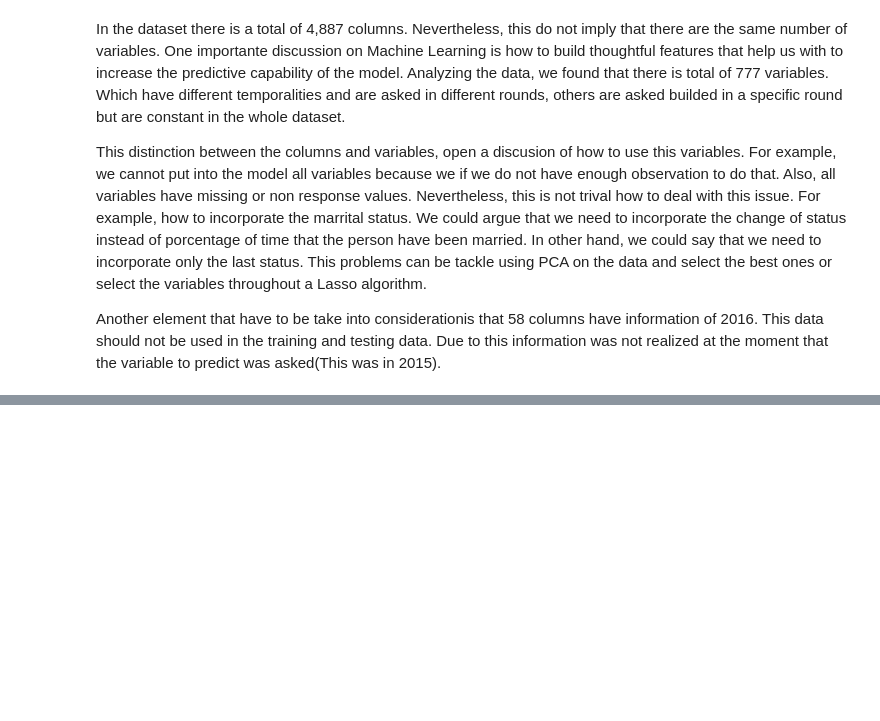
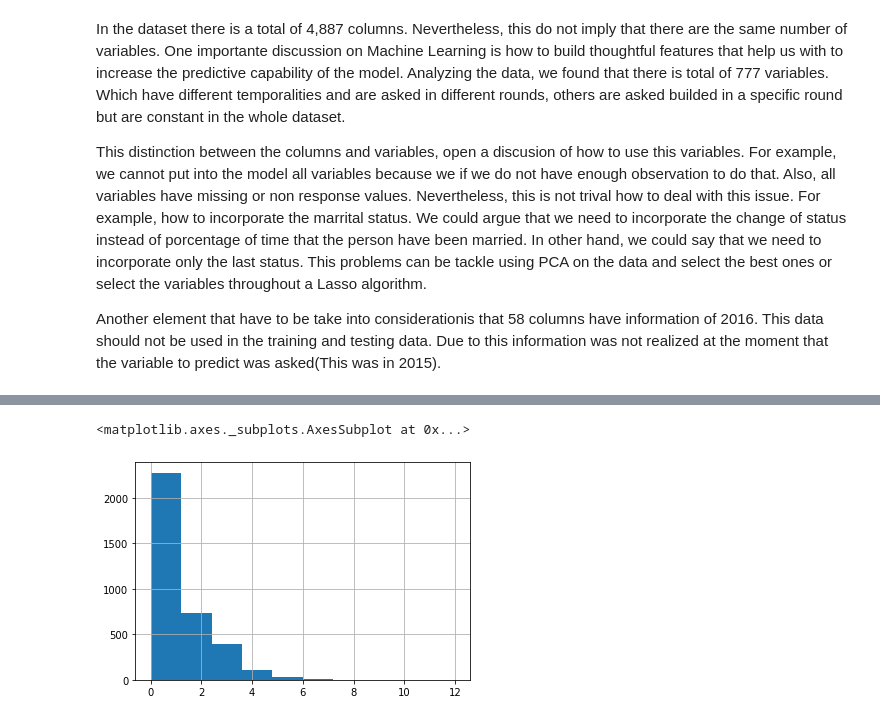
Before and after one commit to lucasmation/MLapp-yhat-challenge, a Jupyter notebook: Part1.ipynb, the cells around one changed output, grey strips where cells are left out. Cells and saved outputs as stored; diff of their text form; code cells hidden in the pictures; blank space fills up the shorter version.

Commit message:
Create aditional variables
#1  I have created income, marriage status, labor hours worked, and if the person have cronical conditions.

```diff
--- a/Part1.ipynb
+++ b/Part1.ipynb
@@ -170,0 +386,10 @@ Another element that have to be take into considerationis that 58 columns have i
+# %%
+data_kids_hh = data[(data['status of respond']=='Responded')]
+data_kids_hh = data_kids_hh[['diag.id','U0014800']]
+data_kids_hh['U0014800'] = np.where(data_kids_hh['U0014800']==-4,0,data_kids_hh['U0014800'])
+data_kids_hh['U0014800_temp'] = np.where(data_kids_hh['U0014800']==-3,np.nan,data_kids_hh['U0014800'])
+data_kids_hh['U0014800'] = np.where(data_kids_hh['U0014800']==-3,data_kids_hh['U0014800_temp'].mean(),data_kids_hh['U0014800'])
+data_kids_hh['U0014800'].hist()
+# %% [output]
+<matplotlib.axes._subplots.AxesSubplot at 0x...>
+[figure, added]
```
Also changed, not shown: parts of 28 cells of this notebook.
